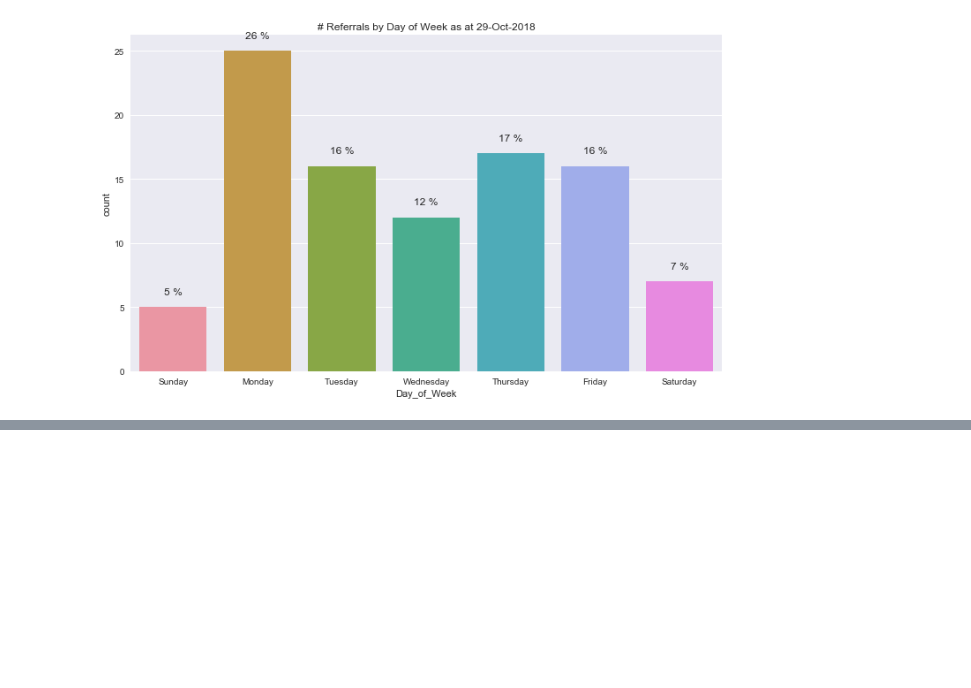
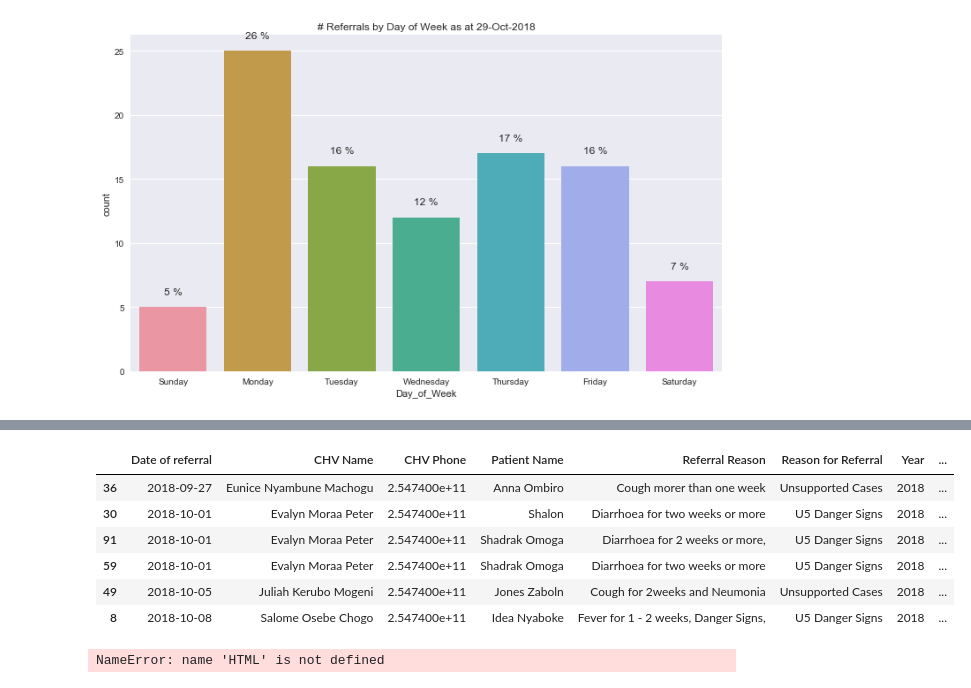
Before and after one commit to bilha-analytics/zExploreGL, a Jupyter notebook: IN_Manenoz/Reasons for Referral.ipynb, the cells around one changed output, grey strips where cells are left out. Cells and saved outputs as stored; diff of their text form; code cells hidden in the pictures; blank space fills up the shorter version.

```diff
--- a/IN_Manenoz/Reasons for Referral.ipynb
+++ b/IN_Manenoz/Reasons for Referral.ipynb
@@ -206,0 +255,22 @@ sns.FacetGrid(data=db, row="Reason for Referral", size=7, aspect=1 ).map(
+# %%
+## where referral reason contains 'week'
+display(HTML('<h5>Referral reasons with the word <i>week</i> </h5>'))
+db[ db['Referral Reason'].astype(str).str.contains('WEEK', na=False, case=False) ]
+# %% [output]
+|  | Date of referral | CHV Name | CHV Phone | Patient Name | Referral Reason | Reason for Referral | Year | ... |
+| 36 | 2018-09-27 | Eunice Nyambune Machogu | 2.547400e+11 | Anna Ombiro | Cough morer than one week | Unsupported Cases | 2018 | ... |
+| 30 | 2018-10-01 | Evalyn Moraa Peter | 2.547400e+11 | Shalon | Diarrhoea for two weeks or more | U5 Danger Signs | 2018 | ... |
+| 91 | 2018-10-01 | Evalyn Moraa Peter | 2.547400e+11 | Shadrak Omoga | Diarrhoea for 2 weeks or more, | U5 Danger Signs | 2018 | ... |
+| 59 | 2018-10-01 | Evalyn Moraa Peter | 2.547400e+11 | Shadrak Omoga | Diarrhoea for two weeks or more | U5 Danger Signs | 2018 | ... |
+| 49 | 2018-10-05 | Juliah Kerubo Mogeni | 2.547400e+11 | Jones Zaboln | Cough for 2weeks and Neumonia | Unsupported Cases | 2018 | ... |
+| 8 | 2018-10-08 | Salome Osebe Chogo | 2.547400e+11 | Idea Nyaboke | Fever for 1 - 2 weeks, Danger Signs, | U5 Danger Signs | 2018 | ... |
+# %%
+## Where referral reason contains 'finger or pain'
+display(HTML('<h5>Referral reasons with the word <i>finger</i> </h5>'))
+db[ db['Referral Reason'].astype(str).str.contains('Finger', na=False, case=False) ]
+
+
+display(HTML('<h5>Referral reasons with the word <i>pain</i> </h5>'))
+db[ db['Referral Reason'].astype(str).str.contains('pain', na=False, case=False) ]
+# %% [output]
+NameError: name 'HTML' is not defined
```
Also changed, not shown: parts of 14 cells of this notebook.
